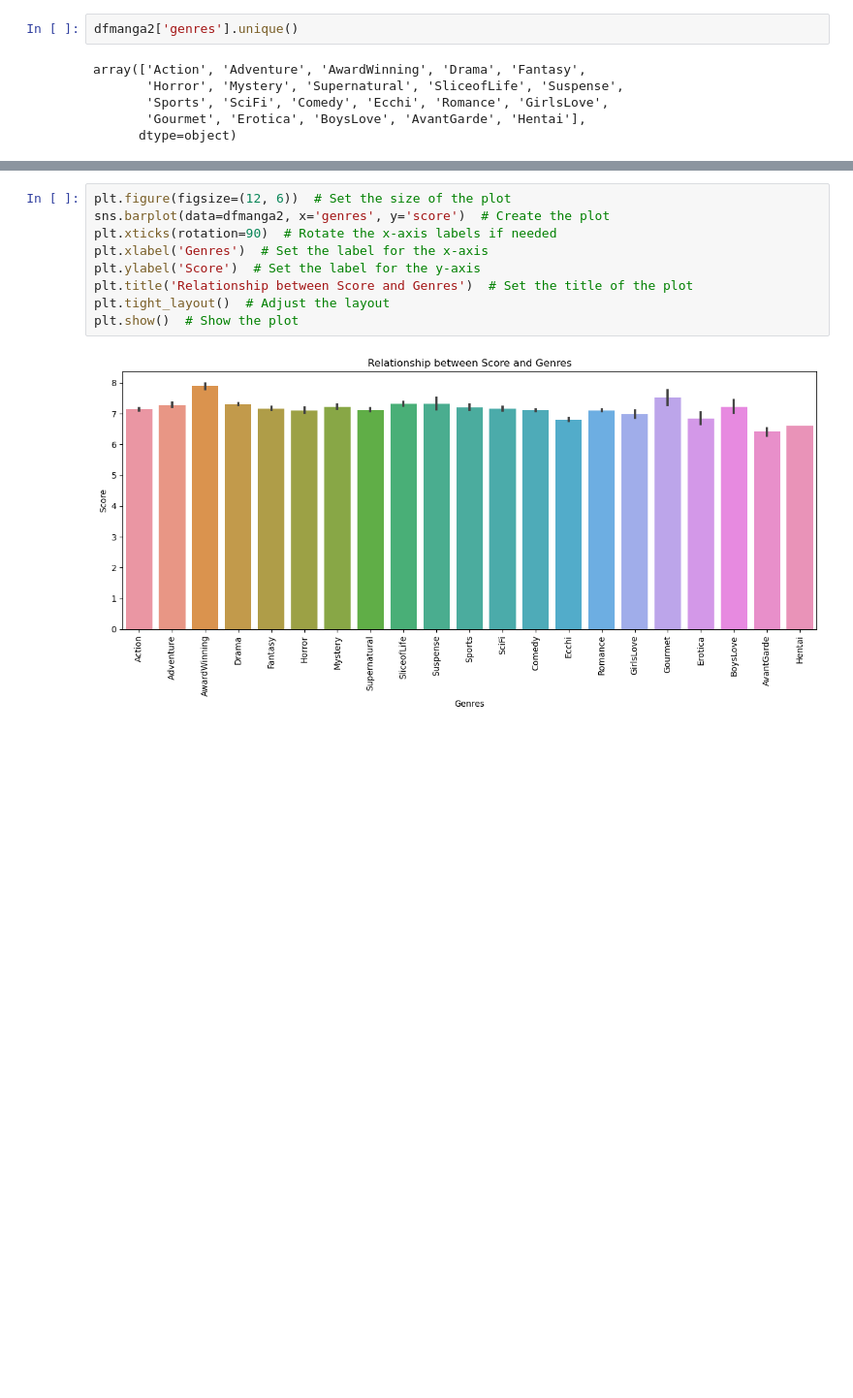
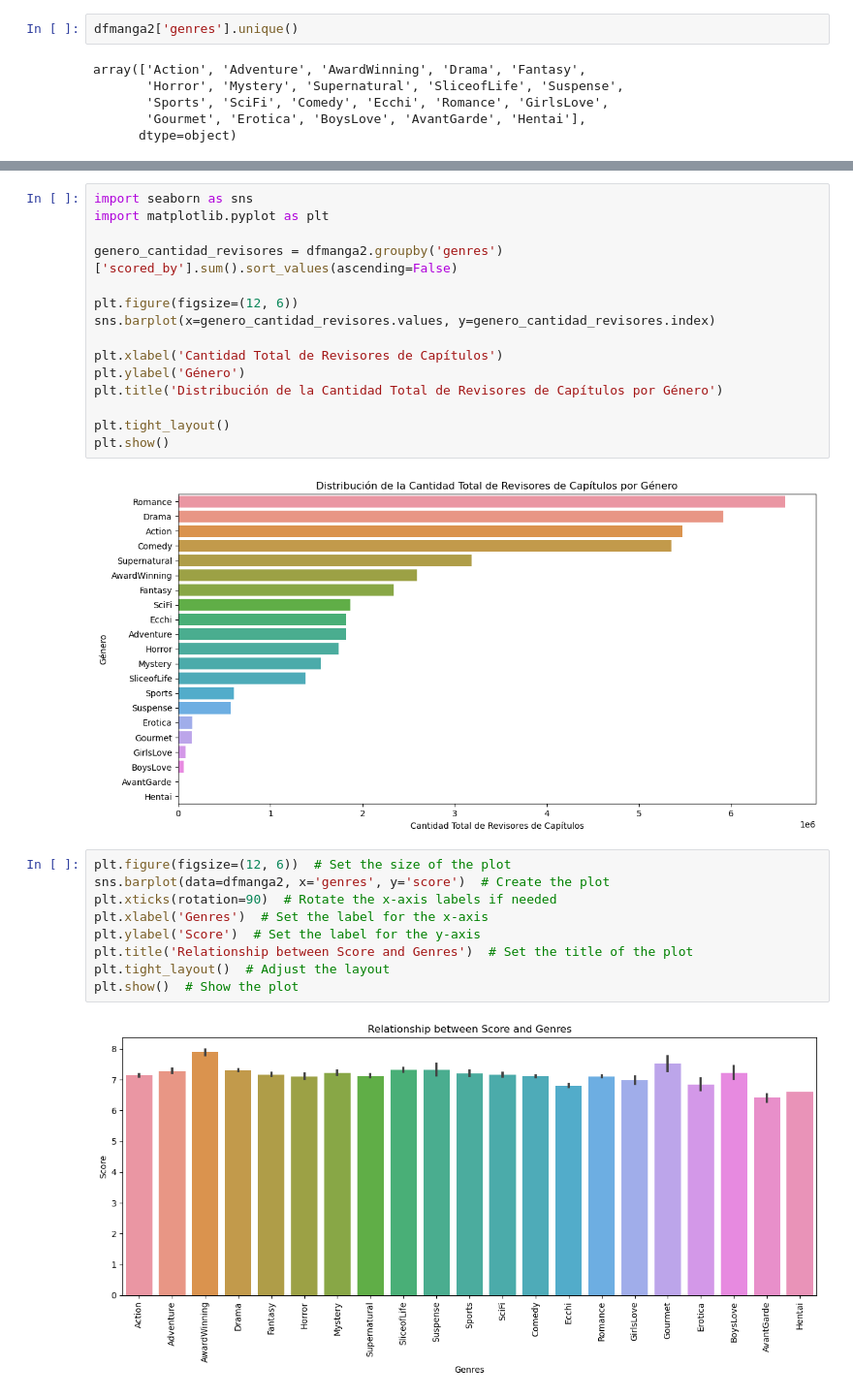
Before and after one commit to JeffersonCriollo/DataMining_machingLearing, a Jupyter notebook: proyecto-1.ipynb, the cells around one changed output, grey strips where cells are left out. Shown at 97% size. Saved outputs shown, nothing was run; the diff lists cells and outputs as text; blank space fills up the shorter version.

```diff
--- a/proyecto-1.ipynb
+++ b/proyecto-1.ipynb
@@ -249,3 +264,20 @@ array(['Action', 'Adventure', 'AwardWinning', 'Drama', 'Fantasy',
+# %%
+import seaborn as sns
+import matplotlib.pyplot as plt
+
+genero_cantidad_revisores = dfmanga2.groupby('genres')['scored_by'].sum().sort_values(ascending=False)
+
+plt.figure(figsize=(12, 6))
+sns.barplot(x=genero_cantidad_revisores.values, y=genero_cantidad_revisores.index)
+
+plt.xlabel('Cantidad Total de Revisores de Capítulos')
+plt.ylabel('Género')
+plt.title('Distribución de la Cantidad Total de Revisores de Capítulos por Género')
+
+plt.tight_layout()
+plt.show()
+# %% [output]
+[figure, added]
 # %%
 plt.figure(figsize=(12, 6))  # Set the size of the plot
 sns.barplot(data=dfmanga2, x='genres', y='score')  # Create the plot
```
Also changed, not shown: parts of 2 cells of this notebook.
